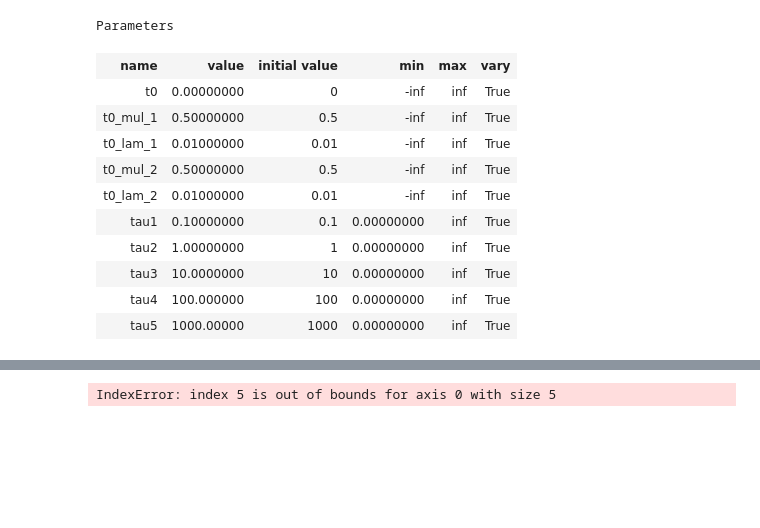
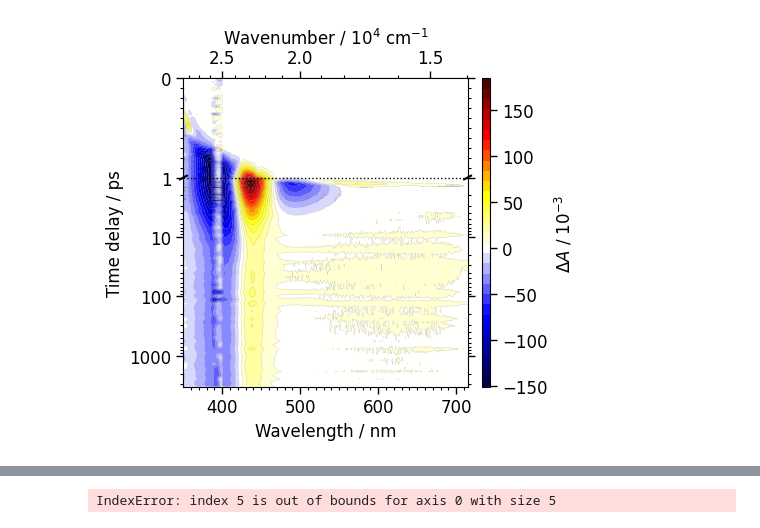
Before and after one commit to dmadea/pyTSA, a Jupyter notebook: pyTSA/test.ipynb, the cells around one changed output, grey strips where cells are left out. Cells and saved outputs as stored; diff of their text form; code cells hidden in the pictures; blank space fills up the shorter version.

Commit message:
python package, kinetic model

```diff
--- a/pyTSA/test.ipynb
+++ b/pyTSA/test.ipynb
@@ -4,24 +4,15 @@ import numpy as np
 from src.dataset import Dataset
 from src.fit.kineticmodel import FirstOrderModel
 
+import matplotlib.pyplot as plt
 
-fname = "/Users/dominikmadea/Documents/Python + JS/pyTSA/gui/src/plotter/wasm/FLD_DMRK23-3E+MB in MeOH.csv"
+
+# fname = "/Users/dominikmadea/Documents/Python + JS/pyTSA/gui/src/plotter/wasm/FLD_DMRK23-3E+MB in MeOH.csv"
+fname = r"C:\Users\domin\OneDrive - OIST\Projects\Test files\Femto\2023_08_07_3Z_MeOH_387_01-avrg.txt"
 # %%
-d = Dataset.from_file(fname, delimiter=',')
+d = Dataset.from_file(fname, delimiter='\t', transpose=True)
 model = FirstOrderModel()
+d.set_model(model)
+d.plot_data(plot_chirp_corrected=False, symlog=True)
+# %% [output]
+[figure, added]
-# %%
-model.update_n(5)
-model.params
-# %% [output]
-Parameters
-| name | value | initial value | min | max | vary |
-| t0 | 0.00000000 | 0 | -inf | inf | True |
-| t0_mul_1 | 0.50000000 | 0.5 | -inf | inf | True |
-| t0_lam_1 | 0.01000000 | 0.01 | -inf | inf | True |
-| t0_mul_2 | 0.50000000 | 0.5 | -inf | inf | True |
-| t0_lam_2 | 0.01000000 | 0.01 | -inf | inf | True |
-| tau1 | 0.10000000 | 0.1 | 0.00000000 | inf | True |
-| tau2 | 1.00000000 | 1 | 0.00000000 | inf | True |
-| tau3 | 10.0000000 | 10 | 0.00000000 | inf | True |
-| tau4 | 100.000000 | 100 | 0.00000000 | inf | True |
-| tau5 | 1000.00000 | 1000 | 0.00000000 | inf | True |
```
Also changed, not shown: parts of 4 cells of this notebook, 4 other files.
